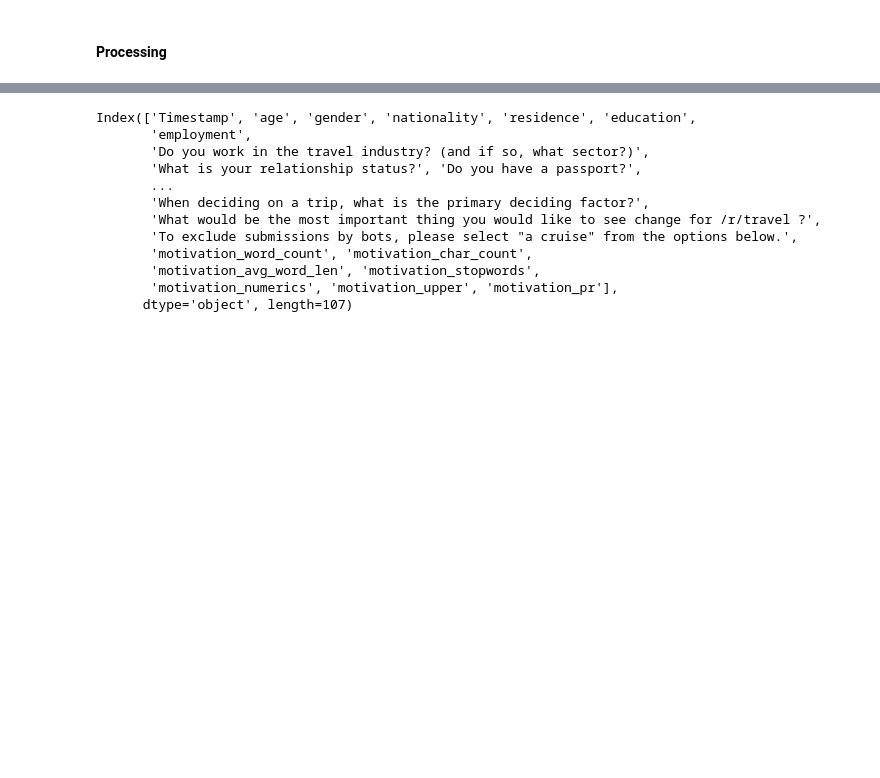
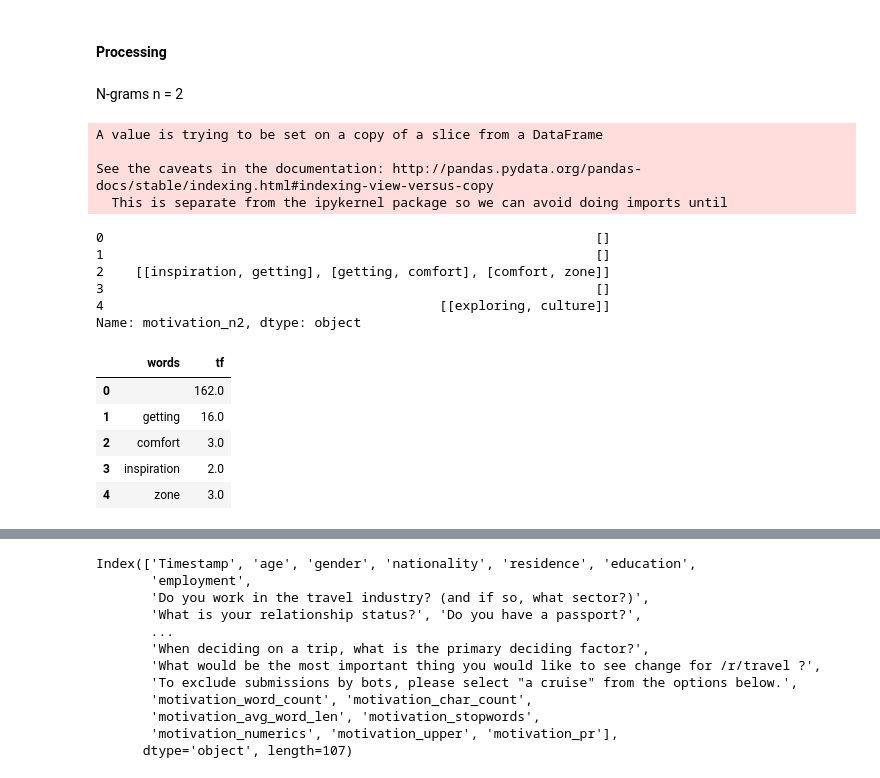
Before and after one commit to Ecboxer/travel, a Jupyter notebook: notebooks/explore.ipynb, the cells around one changed output, grey strips where cells are left out. Drawn from its saved outputs; the diff is of its cells as text; code cells hidden in the pictures; blank space fills up the shorter version.

Commit message:
Added term and inverse document frequency

```diff
--- a/notebooks/explore.ipynb
+++ b/notebooks/explore.ipynb
@@ -1026,3 +1026,34 @@ See the caveats in the documentation: http://pandas.pydata.org/pandas-docs/stabl
   """Entry point for launching an IPython kernel.
 # %% [markdown]
 #### Processing
+# %% [markdown]
+N-grams n = 2
+# %%
+df['motivation_n2'] = 'None'
+for i in range(df.shape[0]):
+    df['motivation_n2'][i] = TextBlob(df['motivation_pr'][i]).ngrams(2)
+# %% [output]
+A value is trying to be set on a copy of a slice from a DataFrame
+
+See the caveats in the documentation: http://pandas.pydata.org/pandas-docs/stable/indexing.html#indexing-view-versus-copy
+  This is separate from the ipykernel package so we can avoid doing imports until
+# %%
+df['motivation_n2'].head()
+# %% [output]
+0                                                               []
+1                                                               []
+2    [[inspiration, getting], [getting, comfort], [comfort, zone]]
+3                                                               []
+4                                           [[exploring, culture]]
+Name: motivation_n2, dtype: object
+# %%
+tf = df['motivation_pr'].apply(lambda x: pd.value_counts(x.split(' '))).sum(axis = 0).reset_index()
+tf.columns = ['words', 'tf']
+tf.head()
+# %% [output]
+|  | words | tf |
+| 0 |  | 162.0 |
+| 1 | getting | 16.0 |
+| 2 | comfort | 3.0 |
+| 3 | inspiration | 2.0 |
+| 4 | zone | 3.0 |
```
Also changed, not shown: parts of 6 cells of this notebook.
